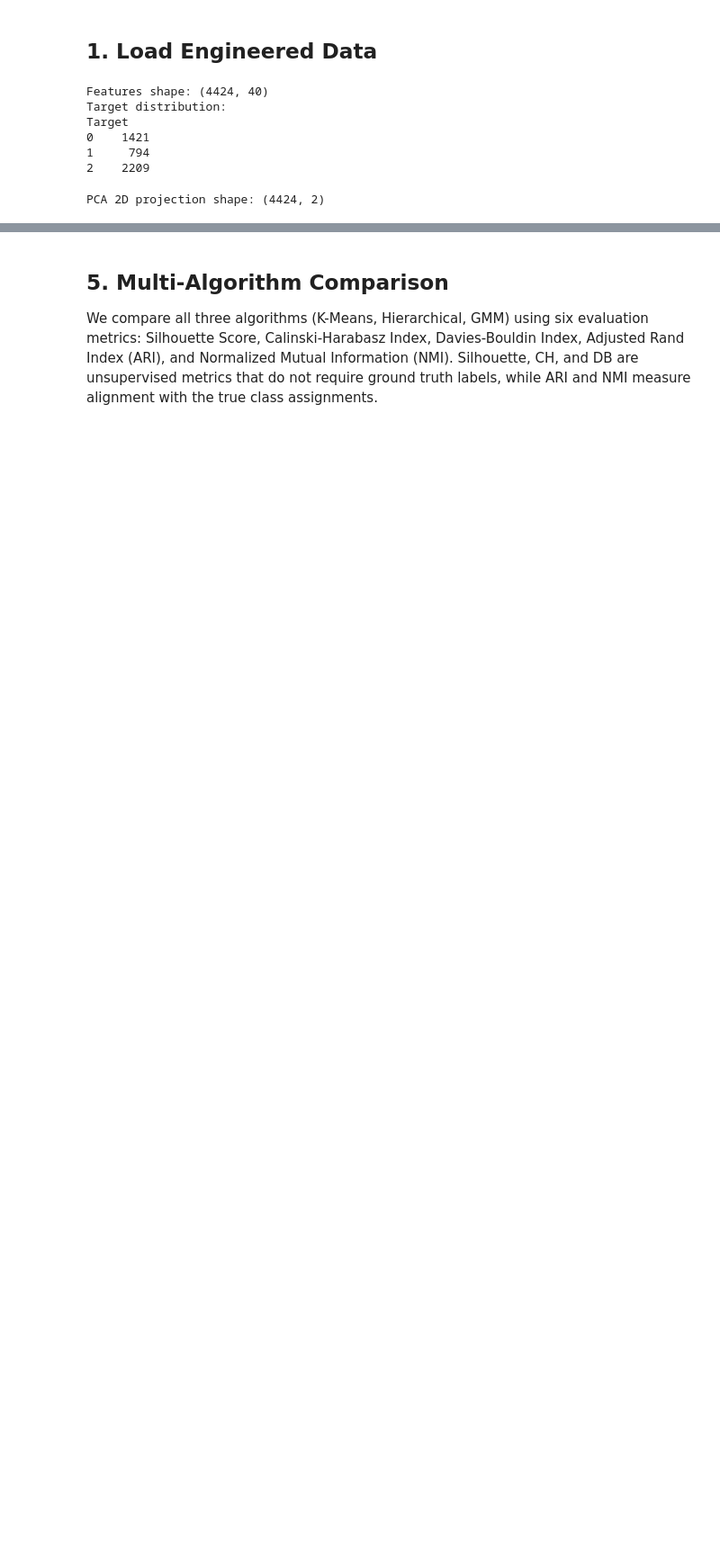
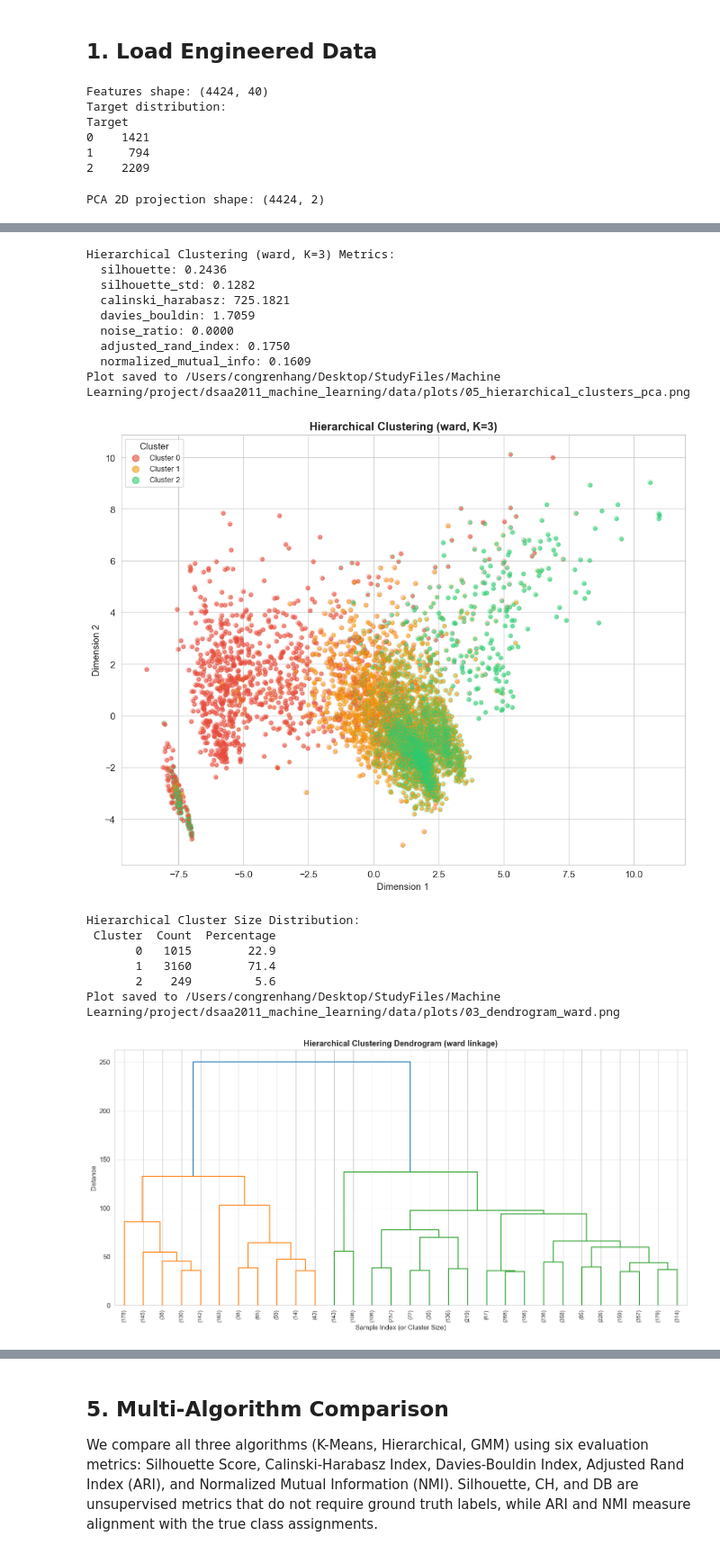
Before and after one commit to pheonix2006/dsaa2011_machine_learning, a Jupyter notebook: notebooks/03_clustering_analysis.ipynb, the cells around one changed output, grey strips where cells are left out. Shown at 90% size. Drawn from its saved outputs; the diff is of its cells as text; code cells hidden in the pictures; blank space fills up the shorter version.

```diff
--- a/notebooks/03_clustering_analysis.ipynb
+++ b/notebooks/03_clustering_analysis.ipynb
@@ -316,0 +262,63 @@ Dominant Class per Cluster:
+# %%
+# Hierarchical Clustering with best K and linkage
+best_hier_k = 3
+agg_labels = hierarchical_results[best_hier_k]["labels"]
+agg_metrics = hierarchical_results[best_hier_k]["metrics"]
+
+print(f"Hierarchical Clustering ({best_linkage}, K={best_hier_k}) Metrics:")
+for name, value in agg_metrics.items():
+    print(f"  {name}: {value:.4f}" if isinstance(value, float) else f"  {name}: {value}")
+
+# Plot clusters on PCA
+save_path = os.path.join(project_root, "data", "plots", "05_hierarchical_clusters_pca.png")
+ax = plot_cluster_scatter(X_2d, agg_labels, title=f"Hierarchical Clustering ({best_linkage}, K={best_hier_k})", y_true=y.values, save_path=save_path)
+plt.show()
+
+# Hierarchical cluster size distribution table
+agg_cluster_sizes = pd.Series(agg_labels).value_counts().sort_index()
+agg_size_df = pd.DataFrame({
+    "Cluster": agg_cluster_sizes.index,
+    "Count": agg_cluster_sizes.values,
+    "Percentage": (agg_cluster_sizes.values / len(y) * 100).round(1)
+})
+print("Hierarchical Cluster Size Distribution:")
+print(agg_size_df.to_string(index=False))
+
+# Hierarchical Clustering Dendrogram (best linkage)
+from src.clustering import plot_dendrogram
+fig = plot_dendrogram(
+    X.values,
+    method=best_linkage,
+    save_path=os.path.join(project_root, "data", "plots", "03_dendrogram_ward.png"),
+)
+plt.show()
+
+# Hierarchical cross-tabulation
+agg_crosstab = compare_clusters_to_classes(agg_labels, y.values)
+print("\nHierarchical Clusters vs True Classes:")
+print(agg_crosstab.to_string())
+
+print("\nDominant Class per Cluster:")
+for cluster in agg_crosstab.index:
+    row = agg_crosstab.loc[cluster]
+    dominant_class = row.idxmax()
+    dominant_pct = row.max() / row.sum() * 100
+    print(f"  Cluster {cluster}: {class_names[dominant_class]} ({dominant_pct:.1f}%)")
+# %% [output]
+Hierarchical Clustering (ward, K=3) Metrics:
+  silhouette: 0.2436
+  silhouette_std: 0.1282
+  calinski_harabasz: 725.1821
+  davies_bouldin: 1.7059
+  noise_ratio: 0.0000
+  adjusted_rand_index: 0.1750
+  normalized_mutual_info: 0.1609
+Plot saved to /Users/congrenhang/Desktop/StudyFiles/Machine Learning/project/dsaa2011_machine_learning/data/plots/05_hierarchical_clusters_pca.png
+[figure, added]
+Hierarchical Cluster Size Distribution:
+ Cluster  Count  Percentage
+       0   1015        22.9
+       1   3160        71.4
+       2    249         5.6
+Plot saved to /Users/congrenhang/Desktop/StudyFiles/Machine Learning/project/dsaa2011_machine_learning/data/plots/03_dendrogram_ward.png
+[figure, added]
```
Also changed, not shown: parts of 22 cells of this notebook.
